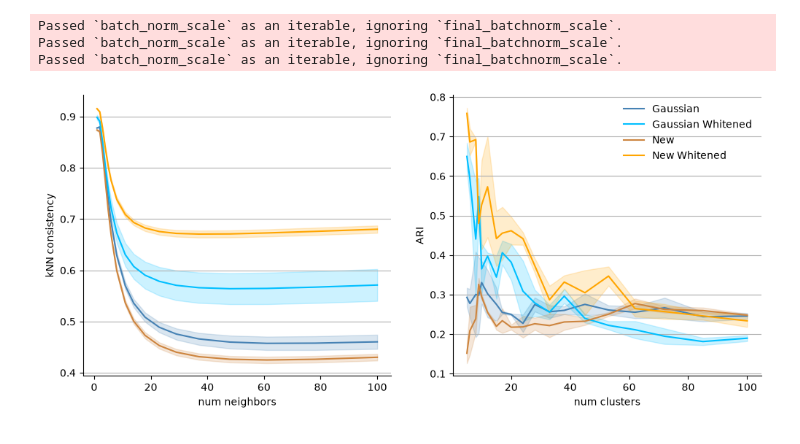
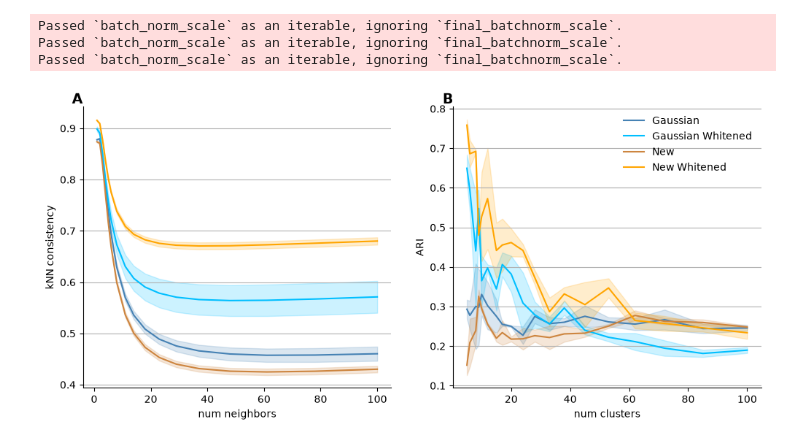
Before and after one commit to NathanSoeding/sensorium, a Jupyter notebook: analysis/paper_plots.ipynb, the cells around one changed output. Drawn from its saved outputs; the diff is of its cells as text; code cells hidden in the pictures.

```diff
--- a/analysis/paper_plots.ipynb
+++ b/analysis/paper_plots.ipynb
@@ -792,31 +881,47 @@ ari_curves = {
     'Gaussian Whitened': white_ari_curve,
     'New': new_non_ari_curve,
     'New Whitened': new_ari_curve,
 }
 
 fig, axs = plt.subplots(1, 2, figsize=(12, 5))
 
 def plot_curves(ax, x, curves):
     for label, curve in curves.items():
         m, s = np.array(curve[0]), np.array(curve[1])
         ax.plot(x, m, label=label, color=colors[label])
         ax.fill_between(x, m - s, m + s, alpha=0.2, color=colors[label])
 
 plot_curves(axs[0], k_range, knn_curves)
 axs[0].set_xlabel('num neighbors')
 axs[0].set_ylabel('kNN consistency')
 axs[0].spines['top'].set_visible(False)
 axs[0].spines['right'].set_visible(False)
 axs[0].grid(axis='y')
+axs[0].text(
+    0.0, 1.0, 'A',
+    transform=axs[0].transAxes,
+    fontsize=14,
+    fontweight='bold',
+    va='bottom',
+    ha='right',
+)
 
 plot_curves(axs[1], n_range, ari_curves)
 axs[1].set_xlabel('num clusters')
 axs[1].set_ylabel('ARI')
 axs[1].legend(frameon=False)
 axs[1].spines['top'].set_visible(False)
 axs[1].spines['right'].set_visible(False)
 axs[1].grid(axis='y')
+axs[1].text(
+    0.0, 1.0, 'B',
+    transform=axs[1].transAxes,
+    fontsize=14,
+    fontweight='bold',
+    va='bottom',
+    ha='right',
+)
 
 plt.show()
 # %% [output]
-[figure, old version]
+[figure, new version]
```
Also changed, not shown: parts of 4 cells of this notebook.
